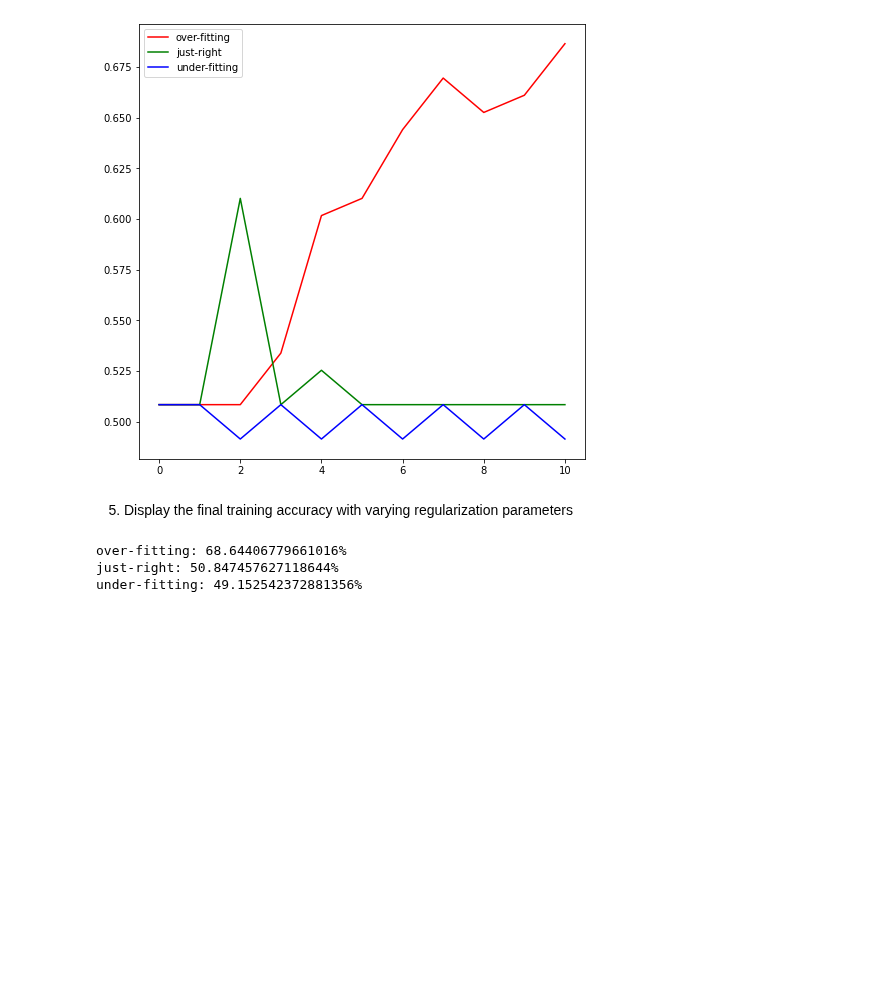
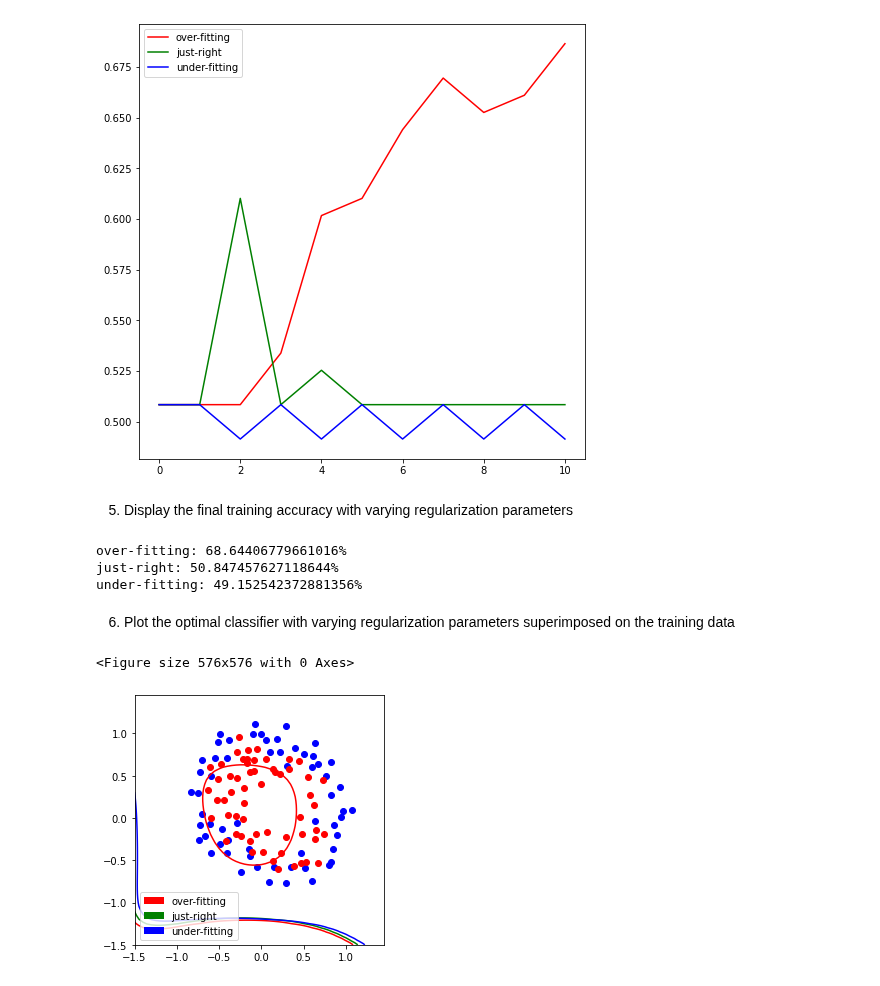
Before and after one commit to pula39/ml-assignment, a Jupyter notebook: ml_assignment7.ipynb, the cells around one changed output. Saved outputs shown, nothing was run; the diff lists cells and outputs as text; code cells hidden in the pictures; blank space fills up the shorter version.

Commit message:
6. Plot the optimal classifier with varying regularization parameters superimposed on the training data

```diff
--- a/ml_assignment7.ipynb
+++ b/ml_assignment7.ipynb
@@ -307,3 +311,44 @@ print(f"under-fitting: {get_last(step_count_to_accuracy_under) * 100}%")
 over-fitting: 68.64406779661016%
 just-right: 50.847457627118644%
 under-fitting: 49.152542372881356%
+# %% [markdown]
+6. Plot the optimal classifier with varying regularization parameters superimposed on the training data
+# %%
+x = np.arange(-1.5, 1.5, 0.05)
+xx, yy = np.meshgrid(x, x)
+
+def make_tuple(poly_list, x, y):
+    new_factor = []
+    for (x_up, y_up) in poly_list:
+        new_factor.append((x ** x_up) * (y ** y_up))
+
+    return tuple(new_factor)
+
+def_calc_cost_over = np.frompyfunc(lambda x, y: get_by_linear(current_theta_list_over, make_tuple(poly_list,x,y)), 2, 1)
+def_calc_cost = np.frompyfunc(lambda x, y: get_by_linear(current_theta_list, make_tuple(poly_list,x,y)), 2, 1)
+def_calc_cost_under = np.frompyfunc(lambda x, y: get_by_linear(current_theta_list_under, make_tuple(poly_list,x,y)), 2, 1)
+
+result_over = def_calc_cost_over.reduce((xx, yy), axis=0).astype(np.float64)
+result = def_calc_cost.reduce((xx, yy), axis=0).astype(np.float64)
+result_under = def_calc_cost_under.reduce((xx, yy), axis=0).astype(np.float64)
+
+
+make_plot([])
+
+plt.figure()
+plt.scatter(x_label0, y_label0, c='b')
+plt.scatter(x_label1, y_label1, c='r')
+plt.tight_layout()
+plt.gca().set_aspect('equal', adjustable='box')
+
+a = pyplot.contour(xx, yy, result_over, colors=['red', 'red'],levels=[0])
+b = pyplot.contour(xx, yy, result, colors=['green', 'green'],levels=[0])
+c = pyplot.contour(xx, yy, result_under, colors=['blue', 'blue'],levels=[0])
+
+proxy = [pyplot.Rectangle((0,0),1,1,fc = pc.colors[0]) for pc in [a, b, c]]
+
+plt.legend(proxy, ["over-fitting", "just-right", "under-fitting"])
+pyplot.show()
+# %% [output]
+<Figure size 576x576 with 0 Axes>
+[figure, added]
```
Also changed, not shown: parts of 1 cell of this notebook.
